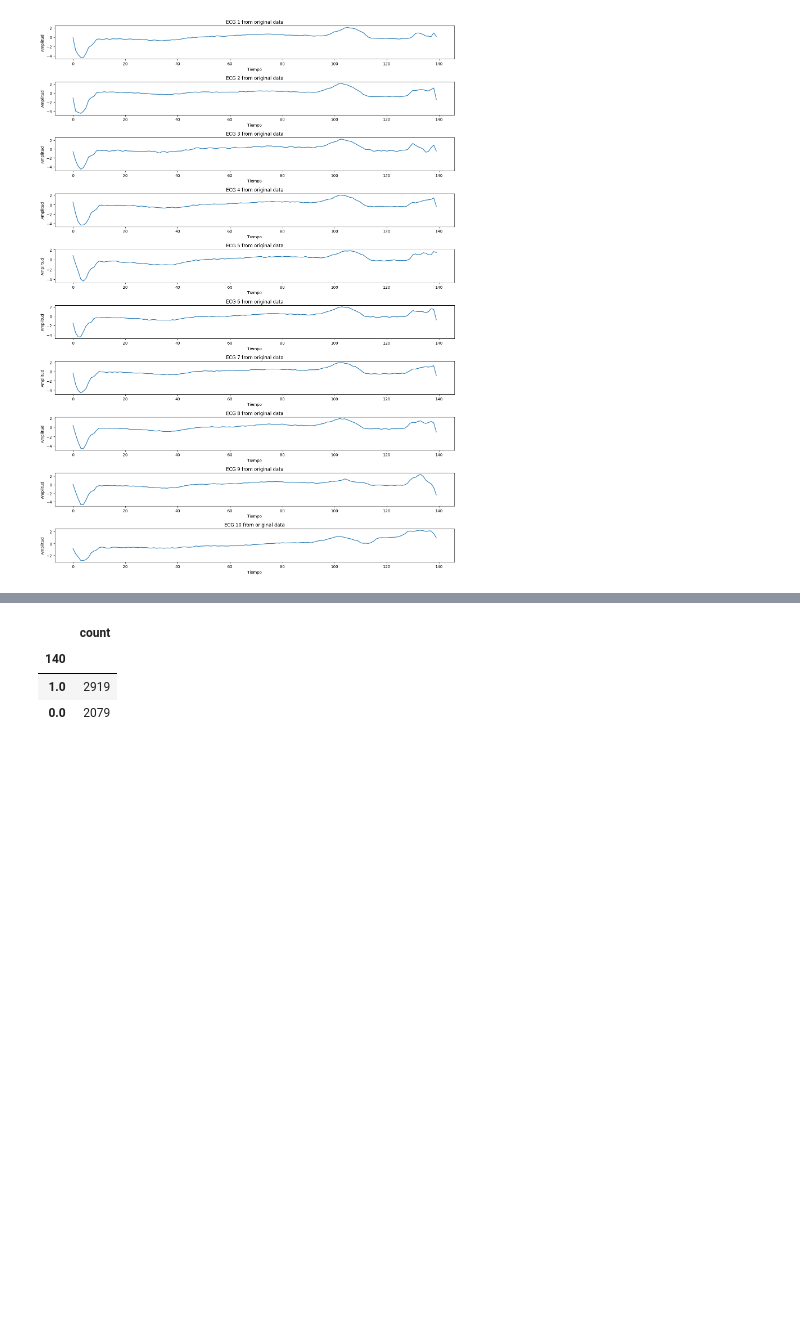
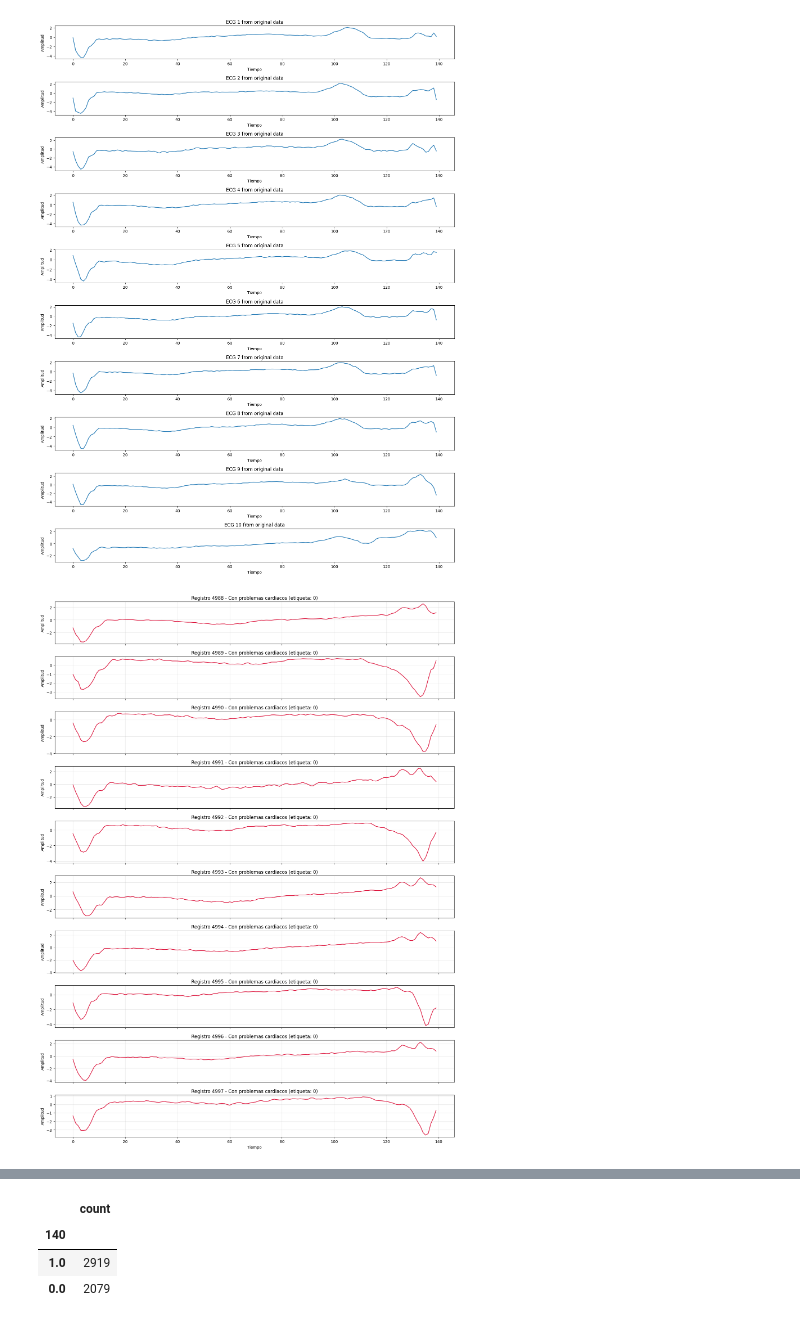
Before and after one commit to Joserraldo/Apuntes-ciencia-de-datos-, a Jupyter notebook: Autoencoder GANS/Avanzada_Cuaderno_15B_ECG_Autoencoder.ipynb, the cells around one changed output, grey strips where cells are left out. Drawn from its saved outputs; the diff is of its cells as text; code cells hidden in the pictures; blank space fills up the shorter version.

```diff
--- a/Autoencoder GANS/Avanzada_Cuaderno_15B_ECG_Autoencoder.ipynb
+++ b/Autoencoder GANS/Avanzada_Cuaderno_15B_ECG_Autoencoder.ipynb
@@ -84,6 +84,33 @@ plt.tight_layout()
 plt.show()
 # %% [output]
 [figure]
+# %%
+# Graficar las 10 ultimas señales ECG con su etiqueta
+import matplotlib.pyplot as plt
+
+ultimas_10 = dataframe.tail(10)
+senales = ultimas_10.iloc[:, :-1]
+etiquetas = ultimas_10.iloc[:, -1]
+
+fig, axes = plt.subplots(10, 1, figsize=(15, 20), sharex=True)
+
+for ax, (_, senal), (_, etiqueta) in zip(
+    axes, senales.iterrows(), etiquetas.items()
+):
+    tiene_problemas = etiqueta == 0
+    estado = "Con problemas cardiacos" if tiene_problemas else "Sin problemas cardiacos"
+    color = "crimson" if tiene_problemas else "seagreen"
+
+    ax.plot(senal.to_numpy(), color=color)
+    ax.set_title(f"Registro {senal.name} - {estado} (etiqueta: {int(etiqueta)})")
+    ax.set_ylabel("Amplitud")
+    ax.grid(True, alpha=0.3)
+
+axes[-1].set_xlabel("Tiempo")
+plt.tight_layout()
+plt.show()
+# %% [output]
+[figure, added]
 # %%
 dataframe
 # %% [output]
```
Also changed, not shown: parts of 10 cells of this notebook, 1 other file.
